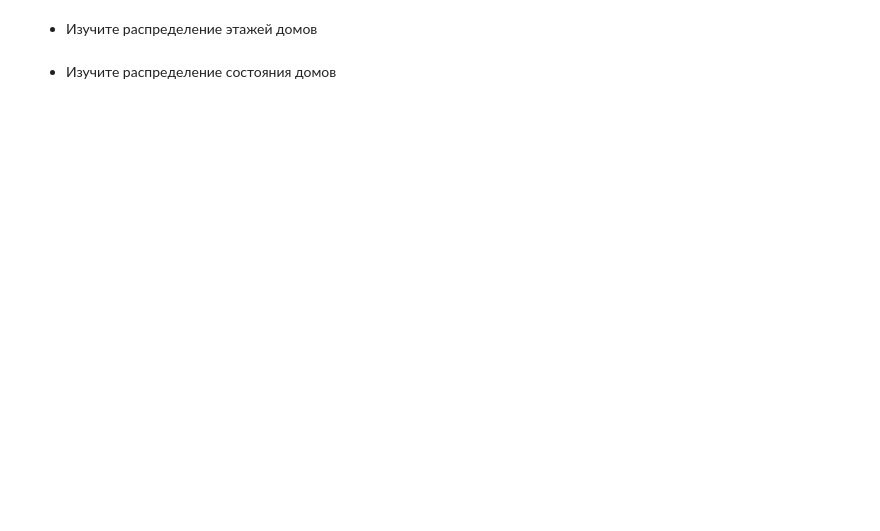
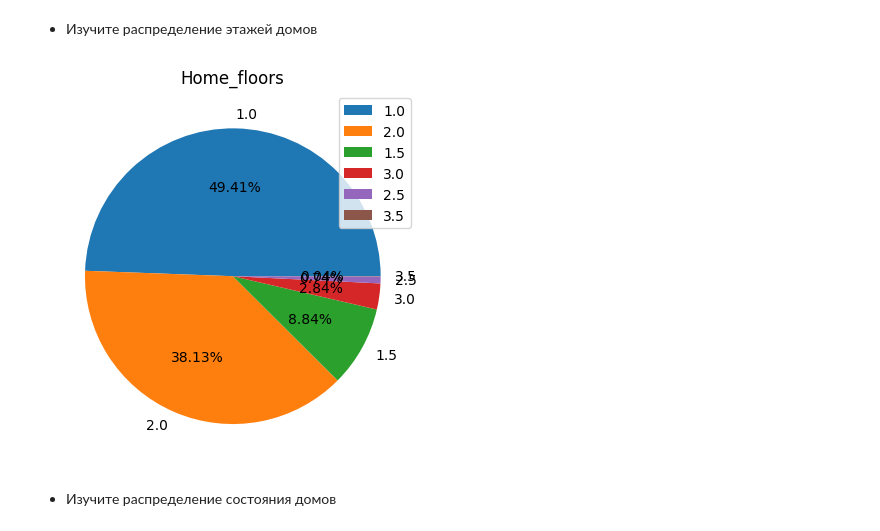
Before and after one commit to kudaevalyudmila1/Python-Analytics, a Jupyter notebook: HomeWork4_Result.ipynb, the cells around one changed output. Saved outputs shown, nothing was run; the diff lists cells and outputs as text; code cells hidden in the pictures; blank space fills up the shorter version.

```diff
--- a/HomeWork4_Result.ipynb
+++ b/HomeWork4_Result.ipynb
@@ -63,4 +73,13 @@ plt.title('Year_built_home');
 # %% [markdown]
 * Изучите распределение этажей домов
+# %%
+
+temp1 = df['floors'].value_counts()
+plt.pie(temp1.values, autopct='%1.2f%%',labels=temp1.index)
+plt.title('Home_floors')
+plt.legend(temp1.index);
+plt.xticks(rotation=30);
+# %% [output]
+[figure, added]
 # %% [markdown]
 * Изучите распределение состояния домов
```
Also changed, not shown: parts of 4 cells of this notebook.
